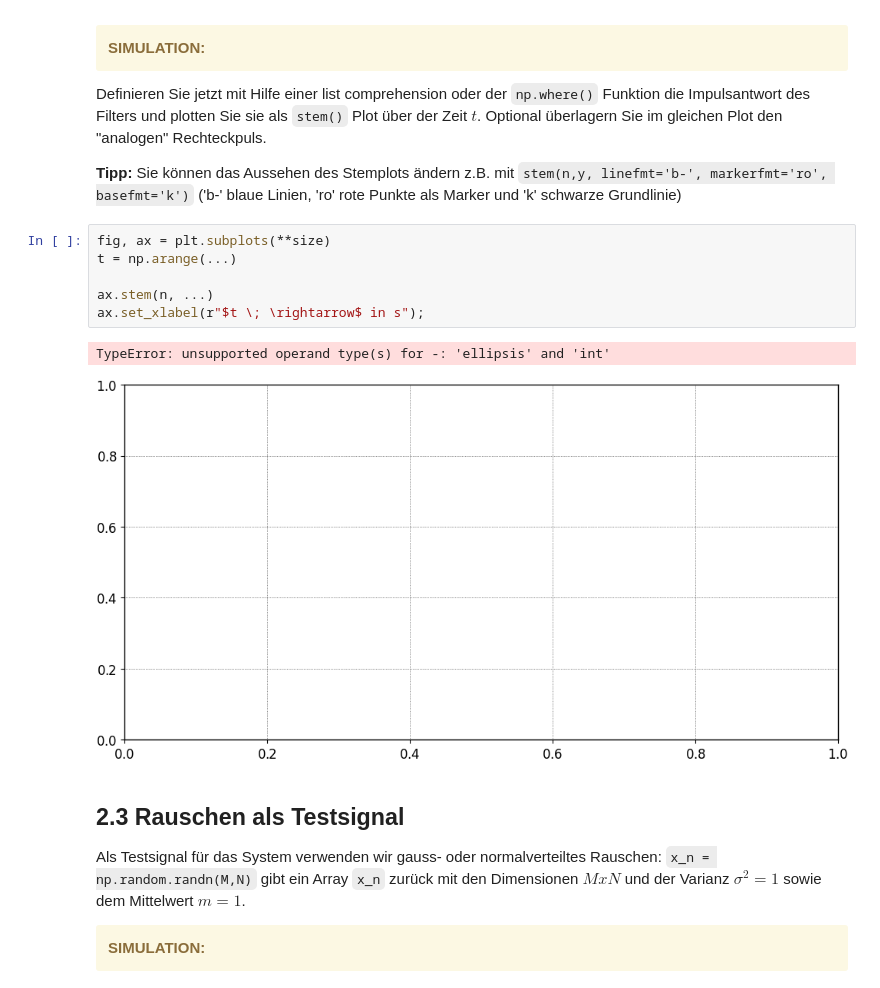
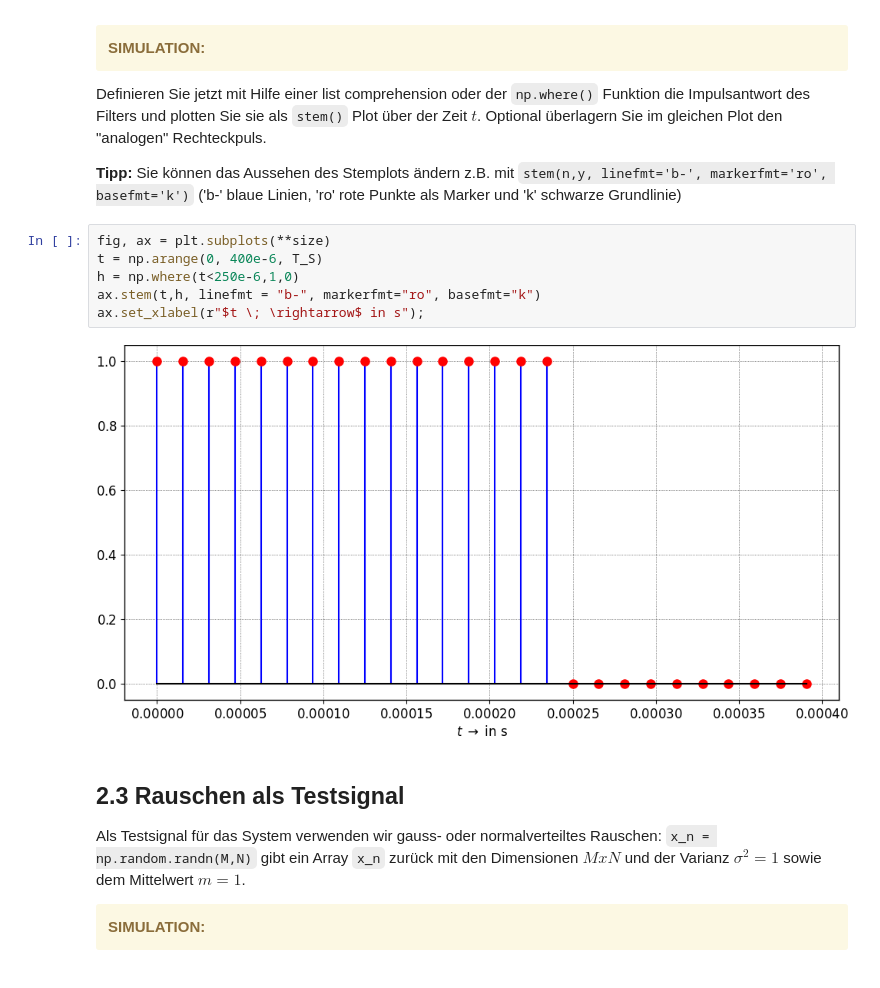
Before and after one commit to SamuelMMT/dsp_WS23-24, a Jupyter notebook: notebooks/00_LAB/LAB_1.ipynb, the cells around one changed output. Saved outputs shown, nothing was run; the diff lists cells and outputs as text.

```diff
--- a/notebooks/00_LAB/LAB_1.ipynb
+++ b/notebooks/00_LAB/LAB_1.ipynb
@@ -226,13 +247,12 @@ Definieren Sie jetzt mit Hilfe einer list comprehension oder der `np.where()` Fu
 **Tipp:** Sie können das Aussehen des Stemplots ändern z.B. mit `stem(n,y, linefmt='b-', markerfmt='ro', basefmt='k')` ('b-' blaue Linien, 'ro' rote Punkte als Marker und 'k' schwarze Grundlinie)
 # %%
 fig, ax = plt.subplots(**size)
-t = np.arange(...)
-
-ax.stem(n, ...)
+t = np.arange(0, 400e-6, T_S)
+h = np.where(t<250e-6,1,0)
+ax.stem(t,h, linefmt = "b-", markerfmt="ro", basefmt="k")
 ax.set_xlabel(r"$t \; \rightarrow$ in s");
 # %% [output]
-TypeError: unsupported operand type(s) for -: 'ellipsis' and 'int'
-[figure, old version]
+[figure, new version]
 # %% [markdown]
 ## 2.3 Rauschen als Testsignal
 Als Testsignal für das System verwenden wir gauss- oder normalverteiltes Rauschen: `x_n = np.random.randn(M,N)` gibt ein Array `x_n` zurück mit den Dimensionen $M x N$ und der Varianz $\sigma^2 = 1$ sowie dem Mittelwert $m=1$.
```
Also changed, not shown: parts of 11 cells of this notebook, 4 other files.
